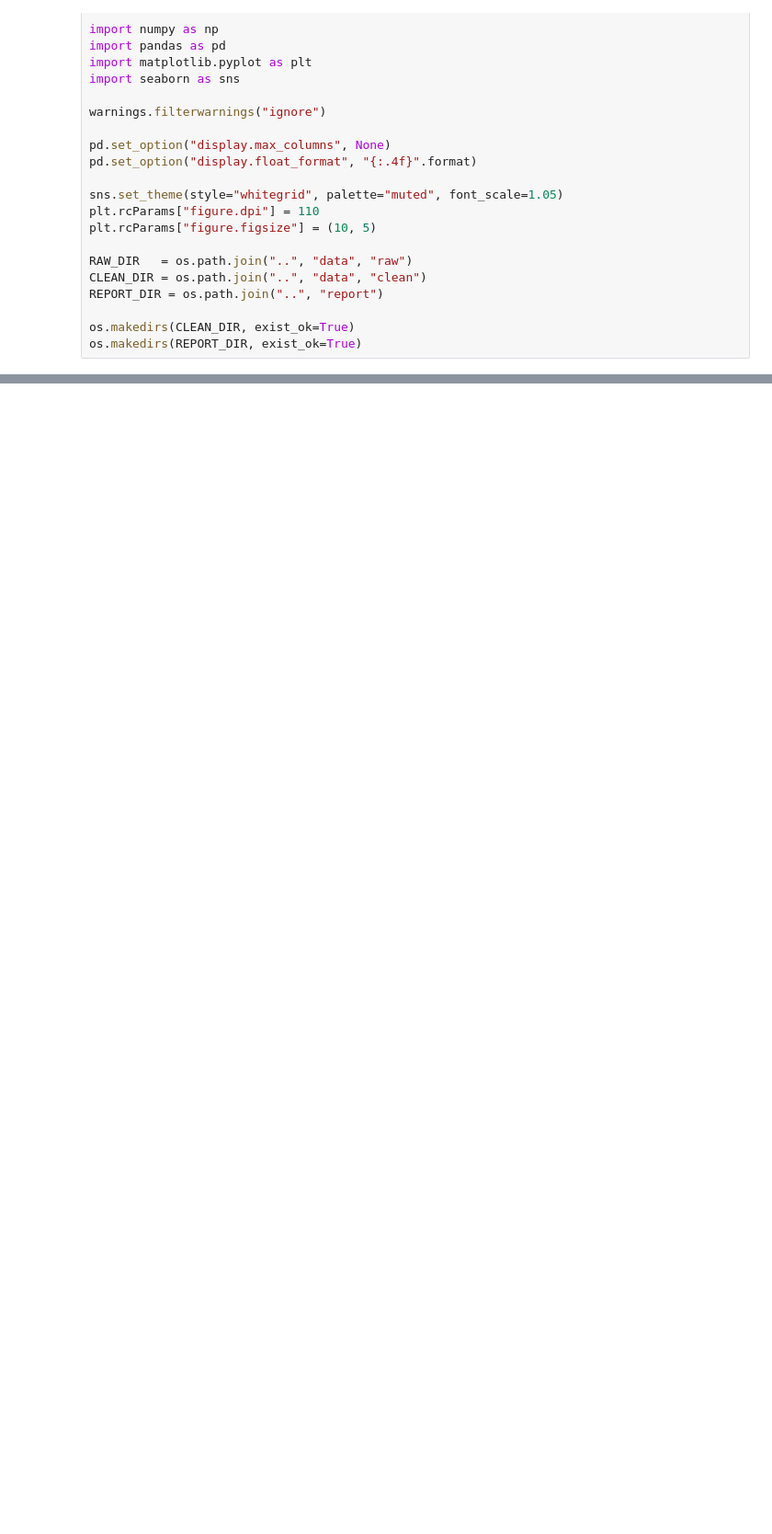
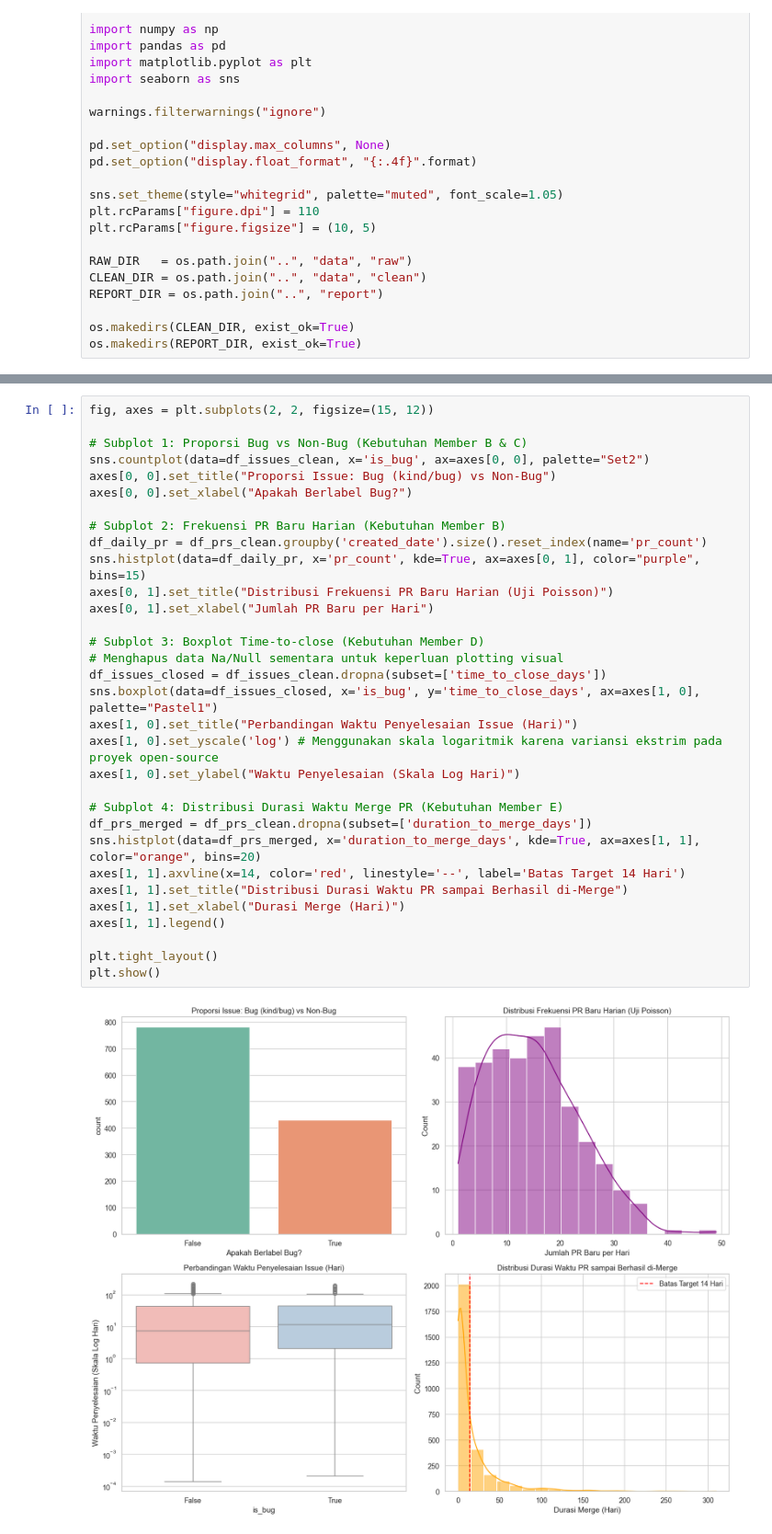
Before and after one commit to AsrofiSyaikho/stat-audit-kubernetes-sti-2025, a Jupyter notebook: notebooks/01_eda.ipynb, the cells around one changed output, grey strips where cells are left out. Shown at 92% size. Saved outputs shown, nothing was run; the diff lists cells and outputs as text; blank space fills up the shorter version.

```diff
--- a/notebooks/01_eda.ipynb
+++ b/notebooks/01_eda.ipynb
@@ -327,2 +125,36 @@ Data bersih Berhasil Disimpan:
+# %%
+fig, axes = plt.subplots(2, 2, figsize=(15, 12))
+
+# Subplot 1: Proporsi Bug vs Non-Bug (Kebutuhan Member B & C)
+sns.countplot(data=df_issues_clean, x='is_bug', ax=axes[0, 0], palette="Set2")
+axes[0, 0].set_title("Proporsi Issue: Bug (kind/bug) vs Non-Bug")
+axes[0, 0].set_xlabel("Apakah Berlabel Bug?")
+
+# Subplot 2: Frekuensi PR Baru Harian (Kebutuhan Member B)
+df_daily_pr = df_prs_clean.groupby('created_date').size().reset_index(name='pr_count')
+sns.histplot(data=df_daily_pr, x='pr_count', kde=True, ax=axes[0, 1], color="purple", bins=15)
+axes[0, 1].set_title("Distribusi Frekuensi PR Baru Harian (Uji Poisson)")
+axes[0, 1].set_xlabel("Jumlah PR Baru per Hari")
+
+# Subplot 3: Boxplot Time-to-close (Kebutuhan Member D)
+# Menghapus data Na/Null sementara untuk keperluan plotting visual
+df_issues_closed = df_issues_clean.dropna(subset=['time_to_close_days'])
+sns.boxplot(data=df_issues_closed, x='is_bug', y='time_to_close_days', ax=axes[1, 0], palette="Pastel1")
+axes[1, 0].set_title("Perbandingan Waktu Penyelesaian Issue (Hari)")
+axes[1, 0].set_yscale('log') # Menggunakan skala logaritmik karena variansi ekstrim pada proyek open-source
+axes[1, 0].set_ylabel("Waktu Penyelesaian (Skala Log Hari)")
+
+# Subplot 4: Distribusi Durasi Waktu Merge PR (Kebutuhan Member E)
+df_prs_merged = df_prs_clean.dropna(subset=['duration_to_merge_days'])
+sns.histplot(data=df_prs_merged, x='duration_to_merge_days', kde=True, ax=axes[1, 1], color="orange", bins=20)
+axes[1, 1].axvline(x=14, color='red', linestyle='--', label='Batas Target 14 Hari')
+axes[1, 1].set_title("Distribusi Durasi Waktu PR sampai Berhasil di-Merge")
+axes[1, 1].set_xlabel("Durasi Merge (Hari)")
+axes[1, 1].legend()
+
+plt.tight_layout()
+plt.show()
+# %% [output]
+[figure, added]
 # %% [markdown]
 ---
```
Also changed, not shown: parts of 27 cells of this notebook, 2 other files.
